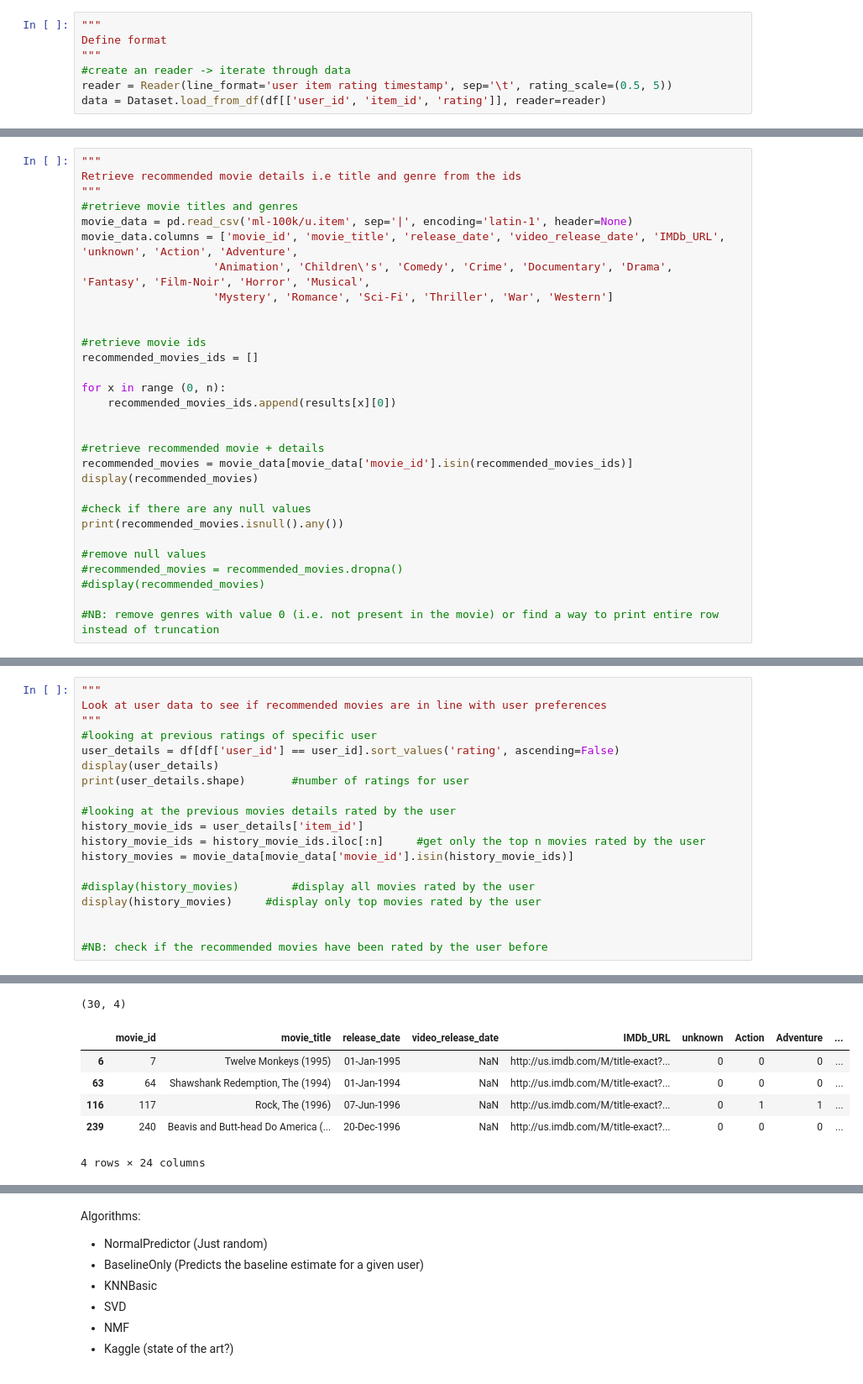
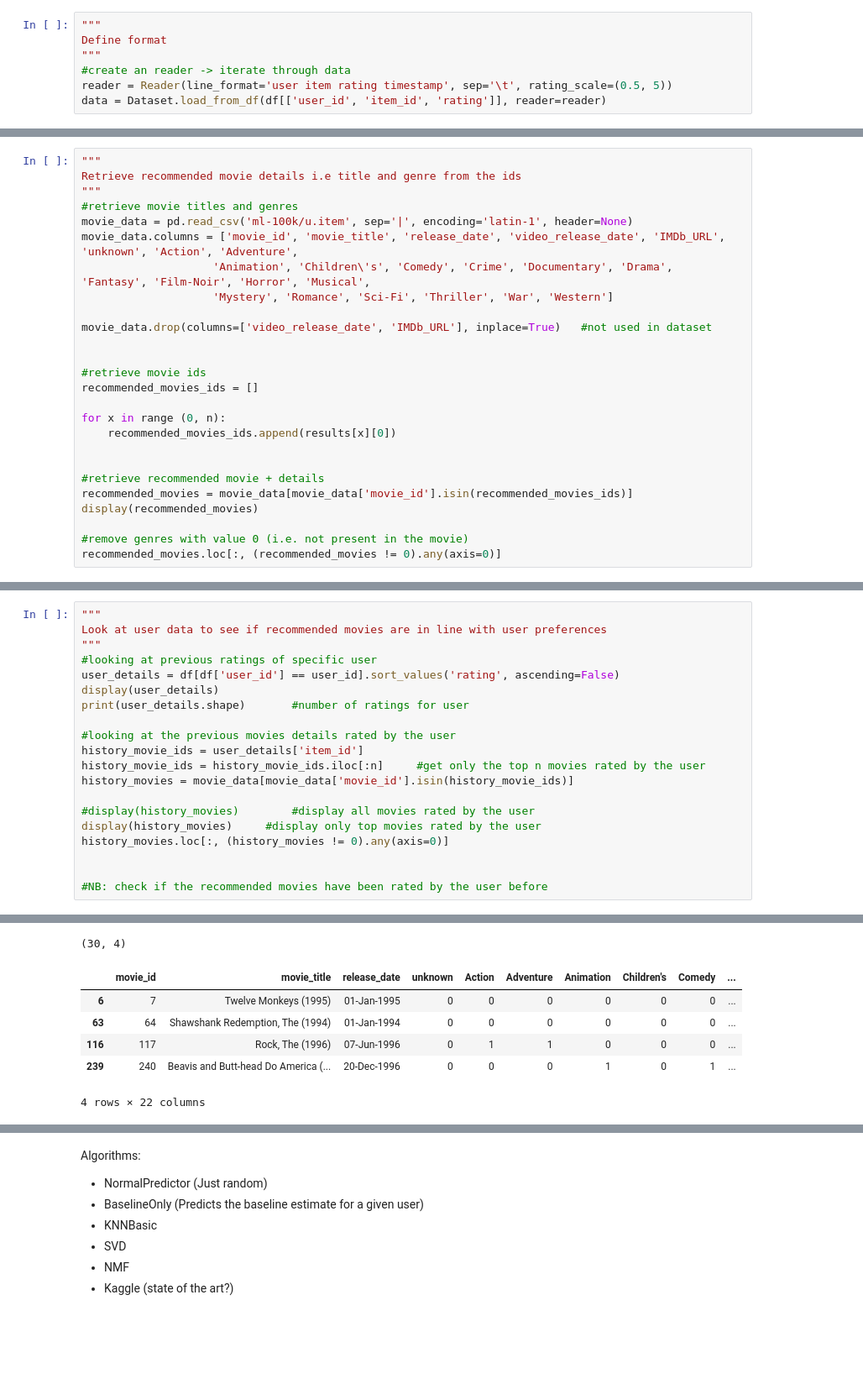
Before and after one commit to tangmagnus/DecisionSupportSystems, a Jupyter notebook: RecommenderSystems/recomSystems.ipynb, the cells around one changed output, grey strips where cells are left out. Shown: that part at 84% size. Saved outputs shown, nothing was run; the diff lists cells and outputs as text; blank space fills up the shorter version.

```diff
--- a/RecommenderSystems/recomSystems.ipynb
+++ b/RecommenderSystems/recomSystems.ipynb
@@ -288,6 +288,8 @@ movie_data = pd.read_csv('ml-100k/u.item', sep='|', encoding='latin-1', header=N
 movie_data.columns = ['movie_id', 'movie_title', 'release_date', 'video_release_date', 'IMDb_URL', 'unknown', 'Action', 'Adventure',
                     'Animation', 'Children\'s', 'Comedy', 'Crime', 'Documentary', 'Drama', 'Fantasy', 'Film-Noir', 'Horror', 'Musical',
                     'Mystery', 'Romance', 'Sci-Fi', 'Thriller', 'War', 'Western']
+
+movie_data.drop(columns=['video_release_date', 'IMDb_URL'], inplace=True)   #not used in dataset
 
 
 #retrieve movie ids
@@ -301,12 +303,6 @@ for x in range (0, n):
 recommended_movies = movie_data[movie_data['movie_id'].isin(recommended_movies_ids)]
 display(recommended_movies)
 
-#check if there are any null values
-print(recommended_movies.isnull().any())
-
-#remove null values
-#recommended_movies = recommended_movies.dropna()
-#display(recommended_movies)
-
-#NB: remove genres with value 0 (i.e. not present in the movie) or find a way to print entire row instead of truncation
+#remove genres with value 0 (i.e. not present in the movie)
+recommended_movies.loc[:, (recommended_movies != 0).any(axis=0)]
 # %% [output]
@@ -346,36 +328,37 @@ print(user_details.shape)       #number of ratings for user
 
 #looking at the previous movies details rated by the user
 history_movie_ids = user_details['item_id']
 history_movie_ids = history_movie_ids.iloc[:n]     #get only the top n movies rated by the user
 history_movies = movie_data[movie_data['movie_id'].isin(history_movie_ids)]
 
 #display(history_movies)        #display all movies rated by the user
 display(history_movies)     #display only top movies rated by the user
+history_movies.loc[:, (history_movies != 0).any(axis=0)]
 
 
 #NB: check if the recommended movies have been rated by the user before
 # %% [output]
 |  | user_id | item_id | rating | timestamp |
 | 2131 | 67 | 64 | 5 | 875379211 |
 | 11891 | 67 | 7 | 5 | 875379794 |
 | 93281 | 67 | 117 | 5 | 875379794 |
 | 4095 | 67 | 240 | 5 | 875379566 |
 | 4492 | 67 | 405 | 5 | 875379794 |
 | 8389 | 67 | 1093 | 5 | 875379419 |
 | 28653 | 67 | 24 | 4 | 875379729 |
 | 26396 | 67 | 25 | 4 | 875379420 |
 | 14875 | 67 | 123 | 4 | 875379322 |
 | 14771 | 67 | 833 | 4 | 875379794 |
 | ... | ... | ... | ... | ... |
 | 9839 | 67 | 827 | 3 | 875379322 |
 | 3241 | 67 | 1 | 3 | 875379445 |
 | 2497 | 67 | 147 | 3 | 875379357 |
 | 95014 | 67 | 1047 | 3 | 875379750 |
 | 51916 | 67 | 412 | 1 | 875379540 |
 (30, 4)
-|  | movie_id | movie_title | release_date | video_release_date | IMDb_URL | unknown | Action | Adventure | ... |
-| 6 | 7 | Twelve Monkeys (1995) | 01-Jan-1995 | NaN | http://us.imdb.com/M/title-exact?... | 0 | 0 | 0 | ... |
-| 63 | 64 | Shawshank Redemption, The (1994) | 01-Jan-1994 | NaN | http://us.imdb.com/M/title-exact?... | 0 | 0 | 0 | ... |
-| 116 | 117 | Rock, The (1996) | 07-Jun-1996 | NaN | http://us.imdb.com/M/title-exact?... | 0 | 1 | 1 | ... |
-| 239 | 240 | Beavis and Butt-head Do America (... | 20-Dec-1996 | NaN | http://us.imdb.com/M/title-exact?... | 0 | 0 | 0 | ... |
+|  | movie_id | movie_title | release_date | unknown | Action | Adventure | Animation | Children's | Comedy | ... |
+| 6 | 7 | Twelve Monkeys (1995) | 01-Jan-1995 | 0 | 0 | 0 | 0 | 0 | 0 | ... |
+| 63 | 64 | Shawshank Redemption, The (1994) | 01-Jan-1994 | 0 | 0 | 0 | 0 | 0 | 0 | ... |
+| 116 | 117 | Rock, The (1996) | 07-Jun-1996 | 0 | 1 | 1 | 0 | 0 | 0 | ... |
+| 239 | 240 | Beavis and Butt-head Do America (... | 20-Dec-1996 | 0 | 0 | 0 | 1 | 0 | 1 | ... |
-4 rows × 24 columns
+4 rows × 22 columns
```
Also changed, not shown: parts of 6 cells of this notebook, 1 other file.
